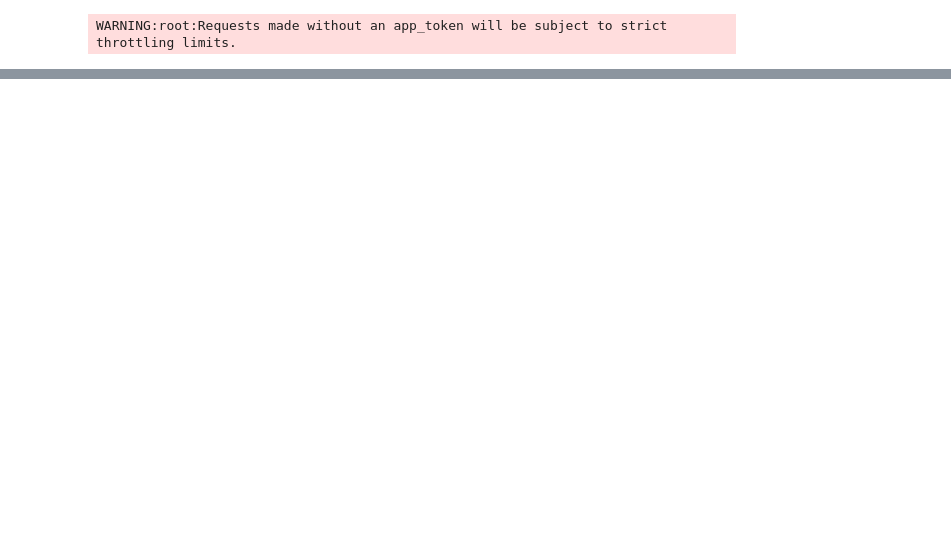
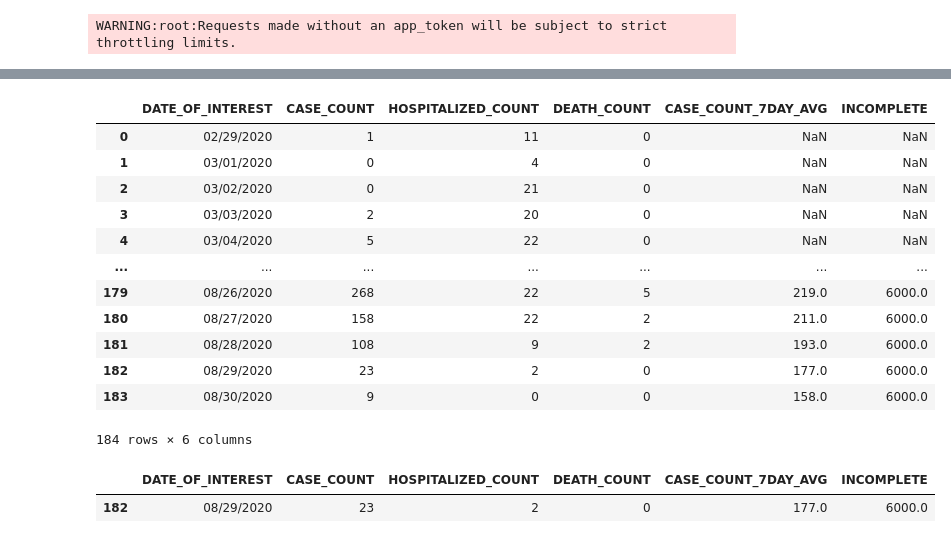
Before and after one commit to christophersingh/COVID-19_Mental_Health, a Jupyter notebook: Mental Health.ipynb, the cells around one changed output, grey strips where cells are left out. Cells and saved outputs as stored; diff of their text form; code cells hidden in the pictures; blank space fills up the shorter version.

```diff
--- a/Mental Health.ipynb
+++ b/Mental Health.ipynb
@@ -74,3 +74,17 @@ Connecticut
 | 2335 | Symptoms of Depressive Disorder | By State | Connecticut | Connecticut | 12 | July 16 - July 21 | 25.9 | 21.9 | 30.3 | ... |
 | 2405 | Symptoms of Anxiety Disorder | By State | Connecticut | Connecticut | 12 | July 16 - July 21 | 30.4 | 25.6 | 35.6 | ... |
 | 2475 | Symptoms of Anxiety Disorder or D... | By State | Connecticut | Connecticut | 12 | July 16 - July 21 | 35.1 | 30.3 | 40.2 | ... |
+# %%
+#Entire city data
+
+borough_covid_count = pd.read_csv("https://github.com/nychealth/coronavirus-data/blob/master/by-boro.csv?raw=true", index_col=0)
+age = pd.read_csv("https://github.com/nychealth/coronavirus-data/blob/master/by-age.csv?raw=true",index_col=0)
+poverty = pd.read_csv("https://github.com/nychealth/coronavirus-data/blob/master/by-poverty.csv?raw=true", index_col=0)
+race = pd.read_csv("https://github.com/nychealth/coronavirus-data/blob/master/by-race.csv?raw=true", index_col=0)
+sex = pd.read_csv("https://github.com/nychealth/coronavirus-data/blob/master/by-sex.csv?raw=true",index_col=0)
+hospital_cases = pd.read_csv("https://github.com/nychealth/coronavirus-data/blob/master/case-hosp-death.csv?raw=true")
+zip_code = pd.read_csv("https://github.com/nychealth/coronavirus-data/blob/master/data-by-modzcta.csv?raw=true", index_col=0)
+covid_summary = pd.read_csv("https://github.com/nychealth/coronavirus-data/blob/master/summary.csv?raw=true")
+rate_of_hospital_visit = pd.read_csv("https://github.com/nychealth/coronavirus-data/blob/master/syndromic_data.csv?raw=true", index_col=0)
+hospital_visit_4weeks = pd.read_csv("https://github.com/nychealth/coronavirus-data/blob/master/syndromic_data_4week.csv?raw=true", index_col=0)
+covid_tests = pd.read_csv("https://github.com/nychealth/coronavirus-data/blob/master/tests.csv?raw=true", index_col=0)
@@ -76,0 +107,21 @@ Connecticut
+# %%
+hospital_cases
+# %% [output]
+|  | DATE_OF_INTEREST | CASE_COUNT | HOSPITALIZED_COUNT | DEATH_COUNT | CASE_COUNT_7DAY_AVG | INCOMPLETE |
+| 0 | 02/29/2020 | 1 | 11 | 0 | NaN | NaN |
+| 1 | 03/01/2020 | 0 | 4 | 0 | NaN | NaN |
+| 2 | 03/02/2020 | 0 | 21 | 0 | NaN | NaN |
+| 3 | 03/03/2020 | 2 | 20 | 0 | NaN | NaN |
+| 4 | 03/04/2020 | 5 | 22 | 0 | NaN | NaN |
+| ... | ... | ... | ... | ... | ... | ... |
+| 179 | 08/26/2020 | 268 | 22 | 5 | 219.0 | 6000.0 |
+| 180 | 08/27/2020 | 158 | 22 | 2 | 211.0 | 6000.0 |
+| 181 | 08/28/2020 | 108 | 9 | 2 | 193.0 | 6000.0 |
+| 182 | 08/29/2020 | 23 | 2 | 0 | 177.0 | 6000.0 |
+| 183 | 08/30/2020 | 9 | 0 | 0 | 158.0 | 6000.0 |
+184 rows × 6 columns
+# %%
+hospital_cases[hospital_cases['DATE_OF_INTEREST']=="08/29/2020"]
+# %% [output]
+|  | DATE_OF_INTEREST | CASE_COUNT | HOSPITALIZED_COUNT | DEATH_COUNT | CASE_COUNT_7DAY_AVG | INCOMPLETE |
+| 182 | 08/29/2020 | 23 | 2 | 0 | 177.0 | 6000.0 |
```
Also changed, not shown: parts of 6 cells of this notebook, 2 other files.
